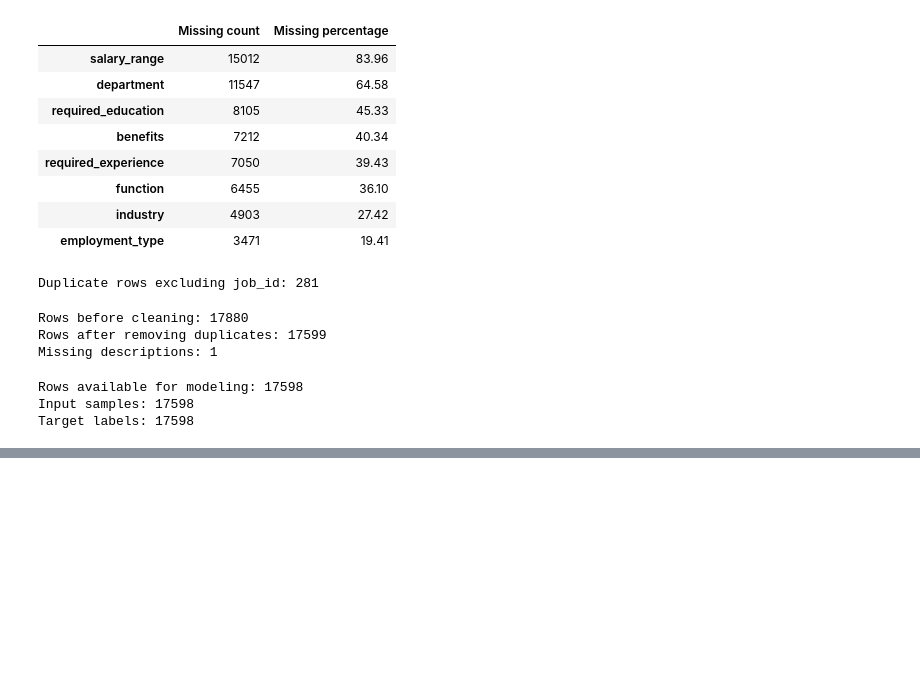
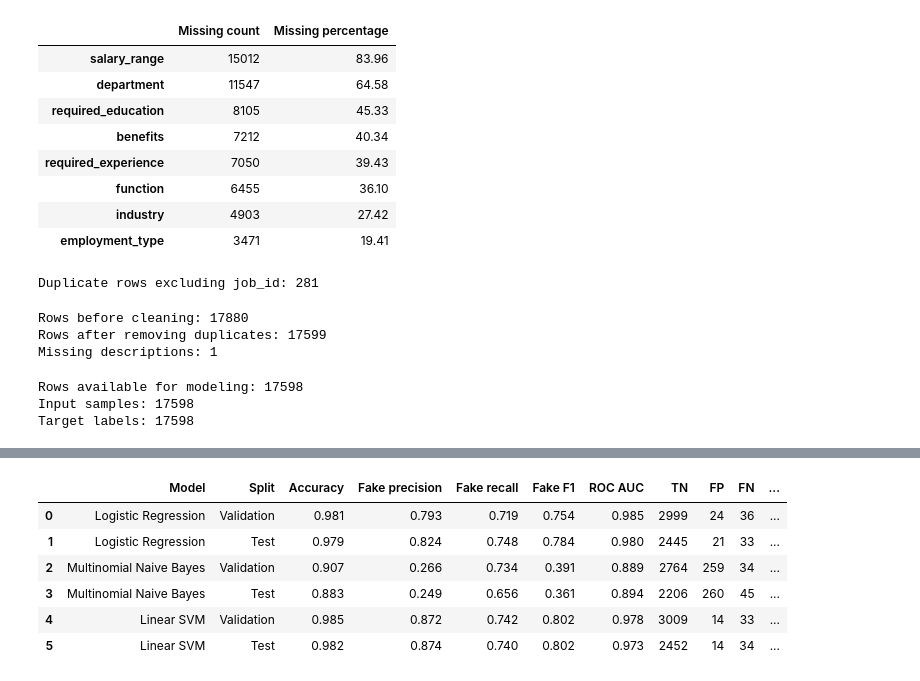
Before and after one commit to fadimedemirbas/SE3513-ML, a Jupyter notebook: fake_job_detection.ipynb, the cells around one changed output, grey strips where cells are left out. Saved outputs shown, nothing was run; the diff lists cells and outputs as text; code cells hidden in the pictures; blank space fills up the shorter version.

```diff
--- a/fake_job_detection.ipynb
+++ b/fake_job_detection.ipynb
@@ -295,21 +775,15 @@ Threshold +0.50 | Fake F1 0.706 | Detected 71/129 | Missed 58 | False alarms 1
 # %%
 from sklearn.metrics import roc_auc_score
 
-selected_threshold = 0.10
-test_scores = weighted_svm_model.decision_function(X_test)
-test_predictions = (test_scores > selected_threshold).astype(int)
+final_test_scores = structured_model.decision_function(X_test_structured)
+final_test_predictions = (final_test_scores > structured_threshold).astype(int)
 
+print(f"Final threshold: {structured_threshold:+.2f}")
 print(classification_report(
-    y_test,
-    test_predictions,
-    labels=[0, 1],
-    target_names=["Real", "Fake"],
-    digits=3,
-    zero_division=0
+    y_test, final_test_predictions, labels=[0, 1],
+    target_names=["Real", "Fake"], digits=3, zero_division=0
 ))
-
 print("Confusion matrix:")
-print(confusion_matrix(y_test, test_predictions, labels=[0, 1]))
-
-print(f"ROC AUC: {roc_auc_score(y_test, test_scores):.3f}")
+print(confusion_matrix(y_test, final_test_predictions, labels=[0, 1]))
+print(f"ROC AUC: {roc_auc_score(y_test, final_test_scores):.3f}")
 # %% [output]
@@ -353,0 +804,51 @@ scikit-learn version: 1.6.1
+# %%
+from sklearn.base import clone
+from sklearn.metrics import precision_recall_curve
+
+comparison_models = {
+    "Logistic Regression": LogisticRegression(max_iter=2000, class_weight="balanced"),
+    "Multinomial Naive Bayes": MultinomialNB(),
+    "Linear SVM": LinearSVC(class_weight="balanced", random_state=42),
+}
+
+def model_scores(model, features):
+    if hasattr(model, "decision_function"):
+        return model.decision_function(features)
+    log_probabilities = model.predict_log_proba(features)
+    return log_probabilities[:, 1] - log_probabilities[:, 0]
+
+comparison_rows = []
+for name, classifier in comparison_models.items():
+    pipeline = make_pipeline(clone(feature_transformer), classifier)
+    pipeline.fit(X_train_structured, y_train)
+
+    val_scores = model_scores(pipeline, X_val_structured)
+    precisions, recalls, thresholds = precision_recall_curve(y_val, val_scores)
+    f1_values = 2 * precisions[:-1] * recalls[:-1] / np.clip(precisions[:-1] + recalls[:-1], 1e-12, None)
+    best_threshold = thresholds[np.argmax(f1_values)]
+
+    test_scores = model_scores(pipeline, X_test_structured)
+    for split_name, labels, scores in [("Validation", y_val, val_scores), ("Test", y_test, test_scores)]:
+        predictions = (scores >= best_threshold).astype(int)
+        tn, fp, fn, tp = confusion_matrix(labels, predictions, labels=[0, 1]).ravel()
+        comparison_rows.append({
+            "Model": name,
+            "Split": split_name,
+            "Accuracy": (tp + tn) / len(labels),
+            "Fake precision": precision_score(labels, predictions, pos_label=1, zero_division=0),
+            "Fake recall": recall_score(labels, predictions, pos_label=1),
+            "Fake F1": f1_score(labels, predictions, pos_label=1),
+            "ROC AUC": roc_auc_score(labels, scores),
+            "TN": tn, "FP": fp, "FN": fn, "TP": tp,
+        })
+
+comparison_summary = pd.DataFrame(comparison_rows)
+display(comparison_summary.round(3))
+# %% [output]
+|  | Model | Split | Accuracy | Fake precision | Fake recall | Fake F1 | ROC AUC | TN | FP | FN | ... |
+| 0 | Logistic Regression | Validation | 0.981 | 0.793 | 0.719 | 0.754 | 0.985 | 2999 | 24 | 36 | ... |
+| 1 | Logistic Regression | Test | 0.979 | 0.824 | 0.748 | 0.784 | 0.980 | 2445 | 21 | 33 | ... |
+| 2 | Multinomial Naive Bayes | Validation | 0.907 | 0.266 | 0.734 | 0.391 | 0.889 | 2764 | 259 | 34 | ... |
+| 3 | Multinomial Naive Bayes | Test | 0.883 | 0.249 | 0.656 | 0.361 | 0.894 | 2206 | 260 | 45 | ... |
+| 4 | Linear SVM | Validation | 0.985 | 0.872 | 0.742 | 0.802 | 0.978 | 3009 | 14 | 33 | ... |
+| 5 | Linear SVM | Test | 0.982 | 0.874 | 0.740 | 0.802 | 0.973 | 2452 | 14 | 34 | ... |
```
Also changed, not shown: parts of 18 cells of this notebook.
